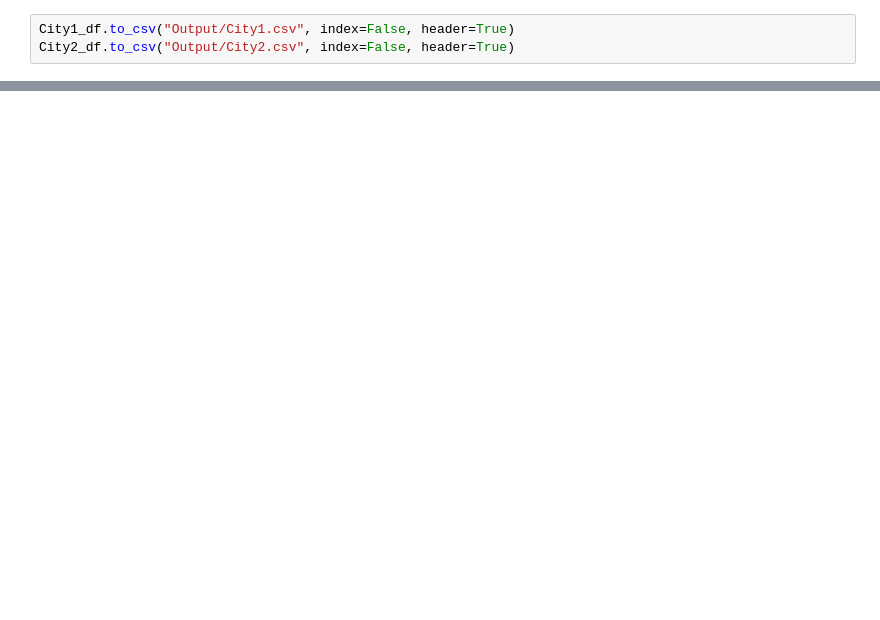
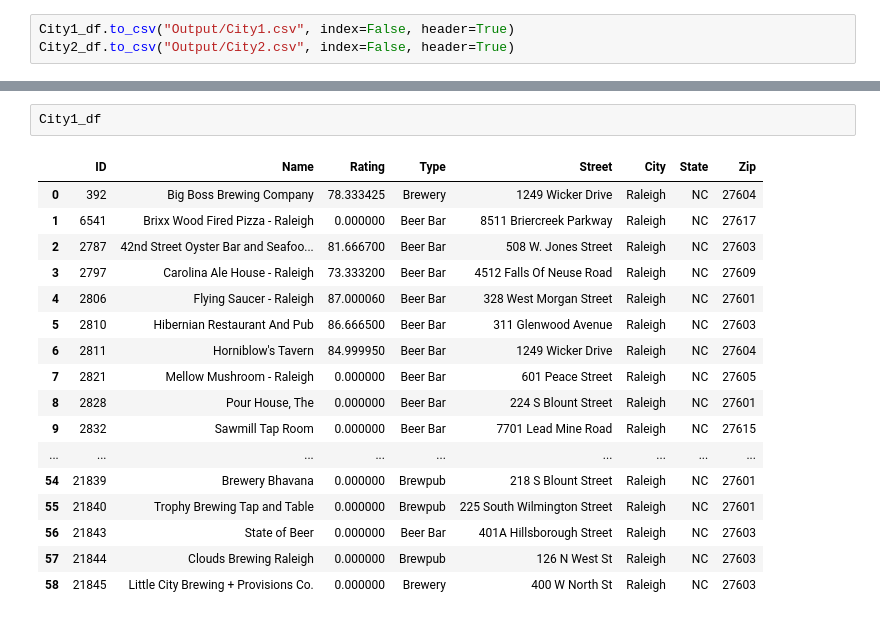
Before and after one commit to adammalynn/Incredible6, a Jupyter notebook: BeerMapping.ipynb, the cells around one changed output, grey strips where cells are left out. Saved outputs shown, nothing was run; the diff lists cells and outputs as text; blank space fills up the shorter version.

```diff
--- a/BeerMapping.ipynb
+++ b/BeerMapping.ipynb
@@ -129,0 +203,20 @@ City2_df.to_csv("Output/City2.csv", index=False, header=True)
+# %%
+City1_df
+# %% [output]
+|  | ID | Name | Rating | Type | Street | City | State | Zip |
+| 0 | 392 | Big Boss Brewing Company | 78.333425 | Brewery | 1249 Wicker Drive | Raleigh | NC | 27604 |
+| 1 | 6541 | Brixx Wood Fired Pizza - Raleigh | 0.000000 | Beer Bar | 8511 Briercreek Parkway | Raleigh | NC | 27617 |
+| 2 | 2787 | 42nd Street Oyster Bar and Seafoo... | 81.666700 | Beer Bar | 508 W. Jones Street | Raleigh | NC | 27603 |
+| 3 | 2797 | Carolina Ale House - Raleigh | 73.333200 | Beer Bar | 4512 Falls Of Neuse Road | Raleigh | NC | 27609 |
+| 4 | 2806 | Flying Saucer - Raleigh | 87.000060 | Beer Bar | 328 West Morgan Street | Raleigh | NC | 27601 |
+| 5 | 2810 | Hibernian Restaurant And Pub | 86.666500 | Beer Bar | 311 Glenwood Avenue | Raleigh | NC | 27603 |
+| 6 | 2811 | Horniblow's Tavern | 84.999950 | Beer Bar | 1249 Wicker Drive | Raleigh | NC | 27604 |
+| 7 | 2821 | Mellow Mushroom - Raleigh | 0.000000 | Beer Bar | 601 Peace Street | Raleigh | NC | 27605 |
+| 8 | 2828 | Pour House, The | 0.000000 | Beer Bar | 224 S Blount Street | Raleigh | NC | 27601 |
+| 9 | 2832 | Sawmill Tap Room | 0.000000 | Beer Bar | 7701 Lead Mine Road | Raleigh | NC | 27615 |
+| ... | ... | ... | ... | ... | ... | ... | ... | ... |
+| 54 | 21839 | Brewery Bhavana | 0.000000 | Brewpub | 218 S Blount Street | Raleigh | NC | 27601 |
+| 55 | 21840 | Trophy Brewing Tap and Table | 0.000000 | Brewpub | 225 South Wilmington Street | Raleigh | NC | 27601 |
+| 56 | 21843 | State of Beer | 0.000000 | Beer Bar | 401A Hillsborough Street | Raleigh | NC | 27603 |
+| 57 | 21844 | Clouds Brewing Raleigh | 0.000000 | Brewpub | 126 N West St | Raleigh | NC | 27603 |
+| 58 | 21845 | Little City Brewing + Provisions Co. | 0.000000 | Brewery | 400 W North St | Raleigh | NC | 27603 |
```
Also changed, not shown: parts of 9 cells of this notebook, 2 other files.
